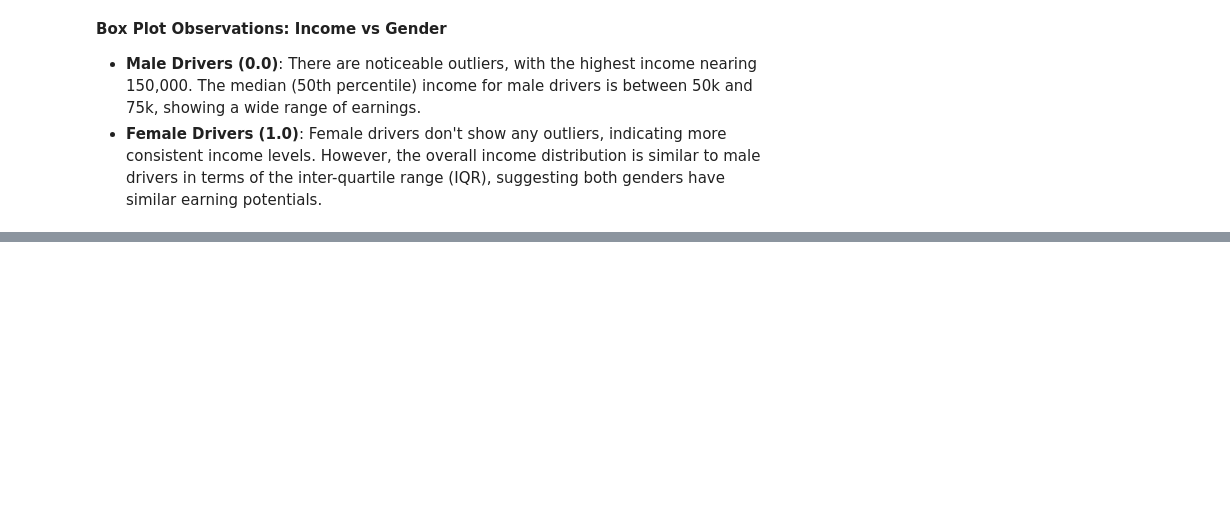
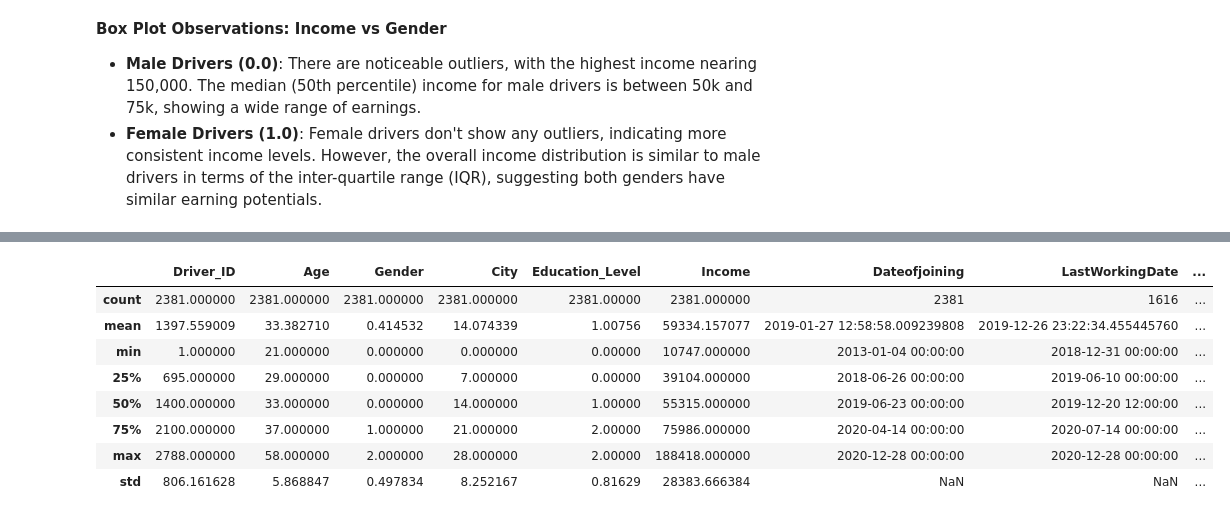
Before and after one commit to Srinivaskoruprolu007/OLA-Ensemble-Learning, a Jupyter notebook: Code/Ola-Ensemble-Learning.ipynb, the cells around one changed output, grey strips where cells are left out. Cells and saved outputs as stored; diff of their text form; code cells hidden in the pictures; blank space fills up the shorter version.

```diff
--- a/Code/Ola-Ensemble-Learning.ipynb
+++ b/Code/Ola-Ensemble-Learning.ipynb
@@ -340,0 +600,13 @@ plt.show()
+# %%
+# Statistical summary of the final data set
+final_df.describe()
+# %% [output]
+|  | Driver_ID | Age | Gender | City | Education_Level | Income | Dateofjoining | LastWorkingDate | ... |
+| count | 2381.000000 | 2381.000000 | 2381.000000 | 2381.000000 | 2381.00000 | 2381.000000 | 2381 | 1616 | ... |
+| mean | 1397.559009 | 33.382710 | 0.414532 | 14.074339 | 1.00756 | 59334.157077 | 2019-01-27 12:58:58.009239808 | 2019-12-26 23:22:34.455445760 | ... |
+| min | 1.000000 | 21.000000 | 0.000000 | 0.000000 | 0.00000 | 10747.000000 | 2013-01-04 00:00:00 | 2018-12-31 00:00:00 | ... |
+| 25% | 695.000000 | 29.000000 | 0.000000 | 7.000000 | 0.00000 | 39104.000000 | 2018-06-26 00:00:00 | 2019-06-10 00:00:00 | ... |
+| 50% | 1400.000000 | 33.000000 | 0.000000 | 14.000000 | 1.00000 | 55315.000000 | 2019-06-23 00:00:00 | 2019-12-20 12:00:00 | ... |
+| 75% | 2100.000000 | 37.000000 | 1.000000 | 21.000000 | 2.00000 | 75986.000000 | 2020-04-14 00:00:00 | 2020-07-14 00:00:00 | ... |
+| max | 2788.000000 | 58.000000 | 2.000000 | 28.000000 | 2.00000 | 188418.000000 | 2020-12-28 00:00:00 | 2020-12-28 00:00:00 | ... |
+| std | 806.161628 | 5.868847 | 0.497834 | 8.252167 | 0.81629 | 28383.666384 | NaN | NaN | ... |
```
Also changed, not shown: parts of 22 cells of this notebook.
